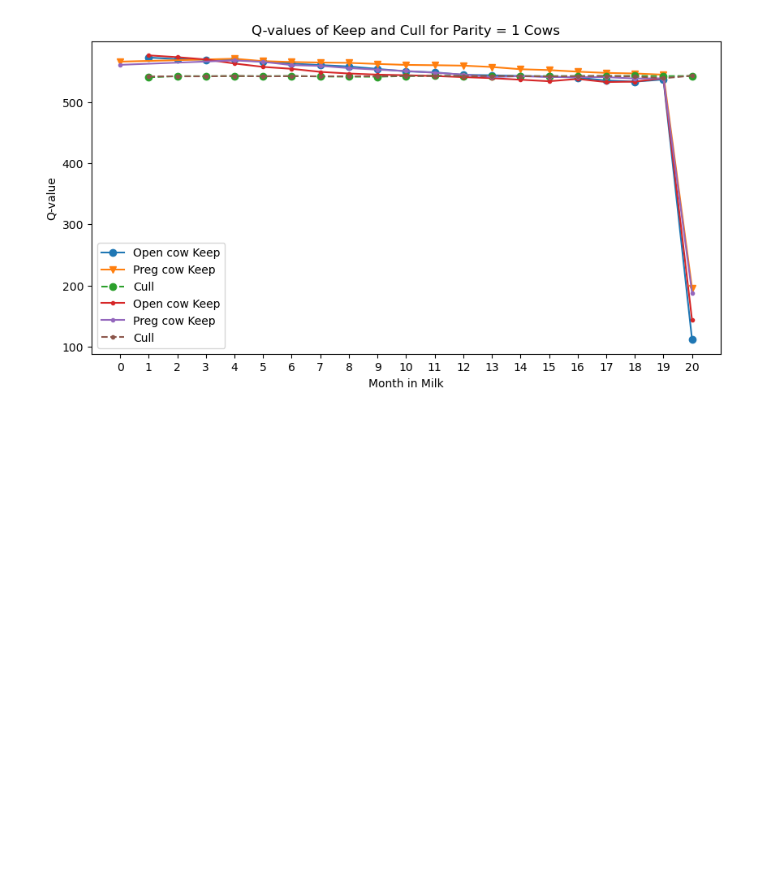
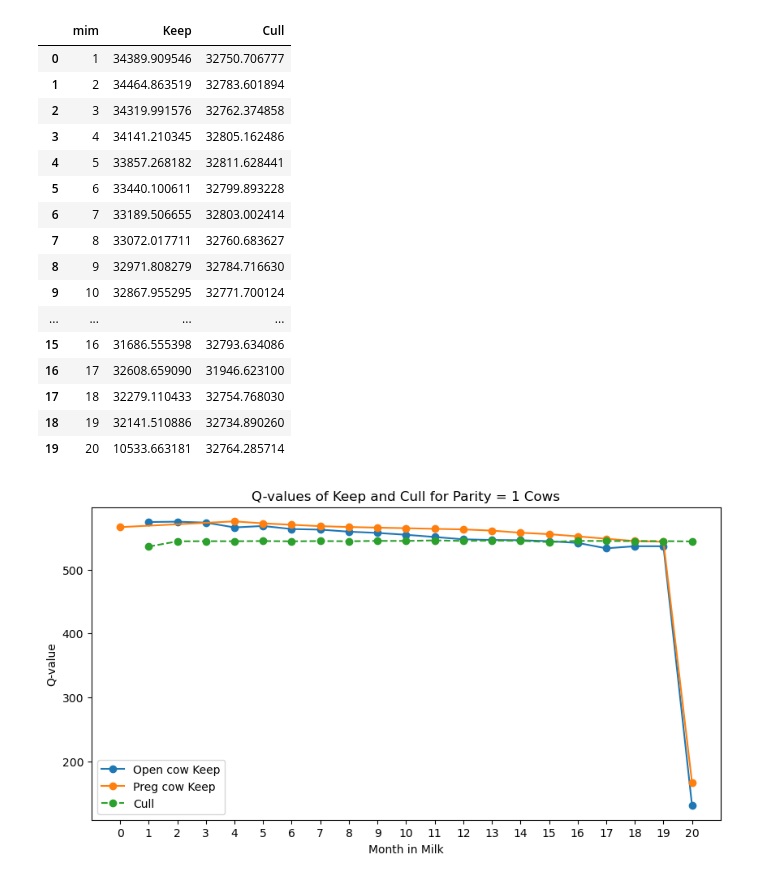
Before and after one commit to YijingGong/RL_cow_culling, a Jupyter notebook: Untitled.ipynb, the cells around one changed output. Drawn from its saved outputs; the diff is of its cells as text; code cells hidden in the pictures; blank space fills up the shorter version.

```diff
--- a/Untitled.ipynb
+++ b/Untitled.ipynb
@@ -6,11 +6,8 @@ import matplotlib.pyplot as plt
 # %%
 step = 60
 # %%
-def load_q_table(filename):
+def load_pickle(filename):
     if os.path.exists(filename):
         print("loaded the q table")
         with open(filename, 'rb') as f:
             return pickle.load(f)
-# %%
-q_table_data = load_q_table("q_table.pkl")
-# print(q_table)
@@ -49,0 +53,3 @@ else:
+# %%
+df = load_q_table("q_table_afterSlaughterDebug.pkl") # "q_table_afterSlaughterDebug.pkl" is afterSlaughterDebug, and with disease
+df
@@ -76,17 +99,22 @@ display(df_parity_1_open_grouped)
 # Preg cows
 df_parity_1_preg = df[(df['parity'] == 1) & (df['mip'] != 0)]  # preg
 df_parity_1_preg_grouped = df_parity_1_preg.groupby('mim').mean()[['Keep','Cull']].reset_index()
-# display(df_parity_1_preg_grouped)
-
+display(df_parity_1_preg_grouped)
 
 # Plot the Q-values of 'Keep' and 'Cull' against 'mim'
 plt.figure(figsize=(10, 5))
-plt.plot(df_parity_1_open_grouped['mim'], df_parity_1_open_grouped['Keep']/60, label='Open cow Keep', marker = 'o')
-plt.plot(df_parity_1_preg_grouped['mim'], df_parity_1_preg_grouped['Keep']/60, label='Preg cow Keep', marker = 'v')
-plt.plot(df_parity_1_open_grouped['mim'], df_parity_1_open_grouped['Cull']/60, label='Cull', marker = 'o', linestyle='dashed') # because culling price is not related to preg or not
-# plt.plot(df_parity_1_preg_grouped['mim'], df_parity_1_preg_grouped['Cull']/60, label='Preg cow Cull', marker = 'v', linestyle='dashed')
+plt.plot(df_parity_1_open_grouped['mim'], df_parity_1_open_grouped['Keep']/step, label='Open cow Keep', marker = 'o')
+plt.plot(df_parity_1_preg_grouped['mim'], df_parity_1_preg_grouped['Keep']/step, label='Preg cow Keep', marker = 'o')
+plt.plot(df_parity_1_open_grouped['mim'], df_parity_1_open_grouped['Cull']/step, label='Cull', marker = 'o', linestyle='dashed') # because culling price is not related to preg or not
+# plt.plot(df_parity_1_preg_grouped['mim'], df_parity_1_preg_grouped['Cull']/step, label='Preg cow Cull', marker = 'v', linestyle='dashed')
 
-# plt.axhline(y=566.9143264239445, color='black', linestyle='--', label='replacement')
+# Add labels and title
+plt.xlabel('Month in Milk')
+plt.ylabel('Q-value')
+plt.title('Q-values of Keep and Cull for Parity = 1 Cows')
+plt.legend()
+# Set x-axis to use integer ticks
+plt.xticks(df['mim'].unique())
 
 # parity = 2
 # Open cows
@@ -99,15 +127,22 @@ df_parity_2_preg = df[(df['parity'] == 2) & (df['mip'] != 0)]  # preg
 df_parity_2_preg_grouped = df_parity_2_preg.groupby('mim').mean()[['Keep','Cull']].reset_index()
 # display(df_parity_2_preg_grouped)
 
-plt.plot(df_parity_2_open_grouped['mim'], df_parity_2_open_grouped['Keep']/60, label='Open cow Keep', marker = '.')
-plt.plot(df_parity_2_preg_grouped['mim'], df_parity_2_preg_grouped['Keep']/60, label='Preg cow Keep', marker = '.')
-plt.plot(df_parity_2_open_grouped['mim'], df_parity_2_open_grouped['Cull']/60, label='Cull', marker = '.', linestyle='dashed') # because culling price is not related to preg or not
+plt.figure(figsize=(10, 5))
+plt.plot(df_parity_2_open_grouped['mim'], df_parity_2_open_grouped['Keep']/step, label='Open cow Keep', marker = 'o')
+plt.plot(df_parity_2_preg_grouped['mim'], df_parity_2_preg_grouped['Keep']/step, label='Preg cow Keep', marker = 'o')
+plt.plot(df_parity_2_open_grouped['mim'], df_parity_2_open_grouped['Cull']/step, label='Cull', marker = 'o', linestyle='dashed') # because culling price is not related to preg or not
+
+# # parity = 3
+# # Open cows
+# df_parity_3_open = df[(df['parity'] == 3) & (df['mip'] == 0)]  # Open cows
+# df_parity_3_open_grouped = df_parity_3_open.groupby('mim').mean()[['Keep','Cull']].reset_index()
+# display(df_parity_3_open_grouped)
 
 
 # Add labels and title
 plt.xlabel('Month in Milk')
 plt.ylabel('Q-value')
-plt.title('Q-values of Keep and Cull for Parity = 1 Cows')
+plt.title('Q-values of Keep and Cull for Parity = 2 Cows')
 plt.legend()
 # Set x-axis to use integer ticks
 plt.xticks(df['mim'].unique())
@@ -152 +187,18 @@ plt.show()
+|  | mim | Keep | Cull |
+| 0 | 1 | 34389.909546 | 32750.706777 |
+| 1 | 2 | 34464.863519 | 32783.601894 |
+| 2 | 3 | 34319.991576 | 32762.374858 |
+| 3 | 4 | 34141.210345 | 32805.162486 |
+| 4 | 5 | 33857.268182 | 32811.628441 |
+| 5 | 6 | 33440.100611 | 32799.893228 |
+| 6 | 7 | 33189.506655 | 32803.002414 |
+| 7 | 8 | 33072.017711 | 32760.683627 |
+| 8 | 9 | 32971.808279 | 32784.716630 |
+| 9 | 10 | 32867.955295 | 32771.700124 |
+| ... | ... | ... | ... |
+| 15 | 16 | 31686.555398 | 32793.634086 |
+| 16 | 17 | 32608.659090 | 31946.623100 |
+| 17 | 18 | 32279.110433 | 32754.768030 |
+| 18 | 19 | 32141.510886 | 32734.890260 |
+| 19 | 20 | 10533.663181 | 32764.285714 |
-[figure, old version]
+[figure, new version]
```
Also changed, not shown: parts of 14 cells of this notebook, 17 other files.
